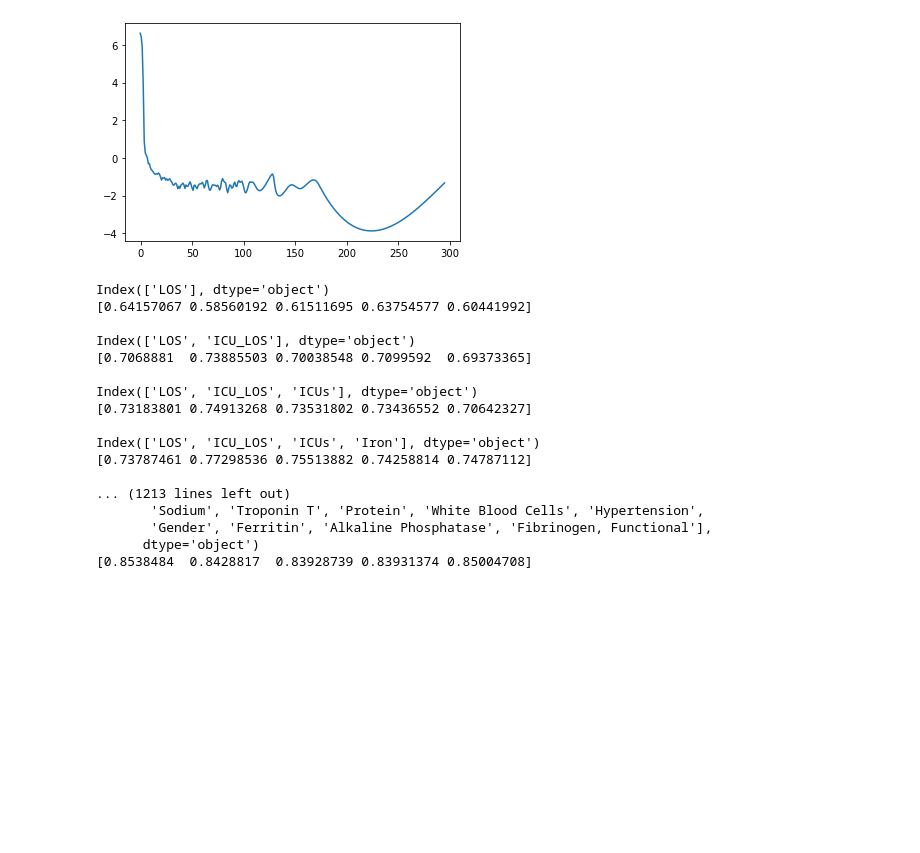
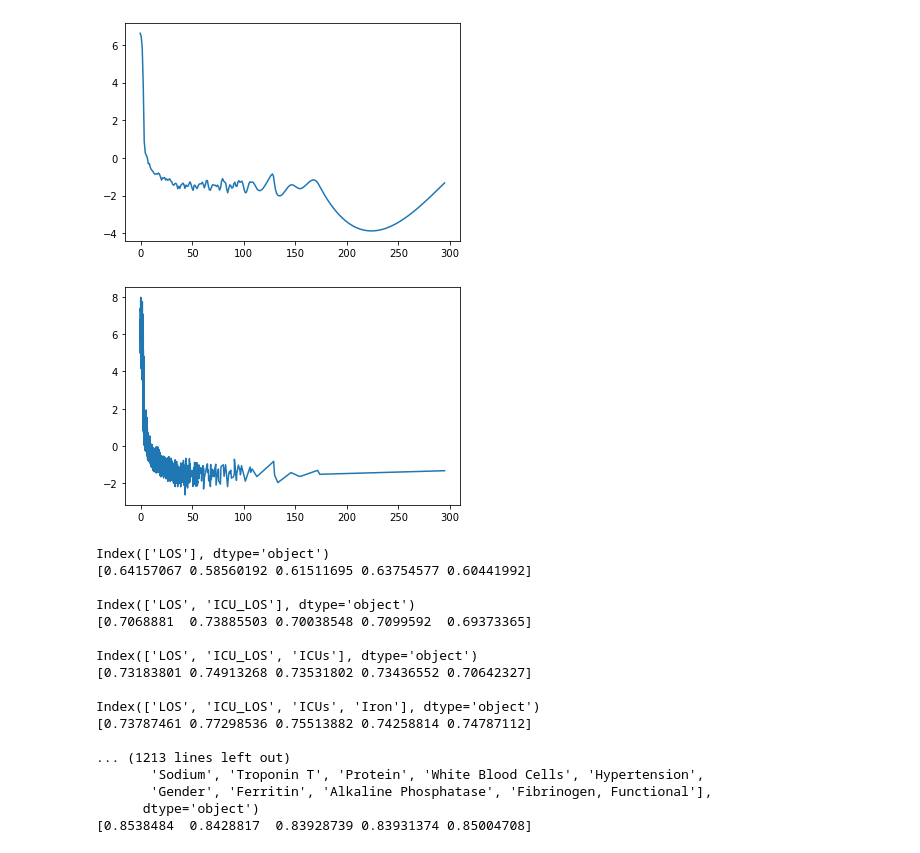
Before and after one commit to llja0112/Uni-ACS, a Jupyter notebook: mimiciii_sepsis/Gradient Boosting Example.ipynb, the cells around one changed output. Saved outputs shown, nothing was run; the diff lists cells and outputs as text; code cells hidden in the pictures; blank space fills up the shorter version.

```diff
--- a/mimiciii_sepsis/Gradient Boosting Example.ipynb
+++ b/mimiciii_sepsis/Gradient Boosting Example.ipynb
@@ -269,6 +288,14 @@ plt.plot(xs, ys)
 # %% [output]
 [<matplotlib.lines.Line2D at 0x...>]
 [figure]
+# %%
+# from scipy import interpolate
+
+# interpolate.interp2d(x_unique, y_unique, xs, kind='linear')
+plt.plot(x_unique, y_unique)
+plt.show()
+# %% [output]
+[figure, added]
 # %%
 ordered_variables = explainer.X_train.columns[np.argsort(np.abs(explainer.shap_values.mean(0)))][::-1]
 # %%
```
Also changed, not shown: parts of 3 cells of this notebook, 1 other file.
